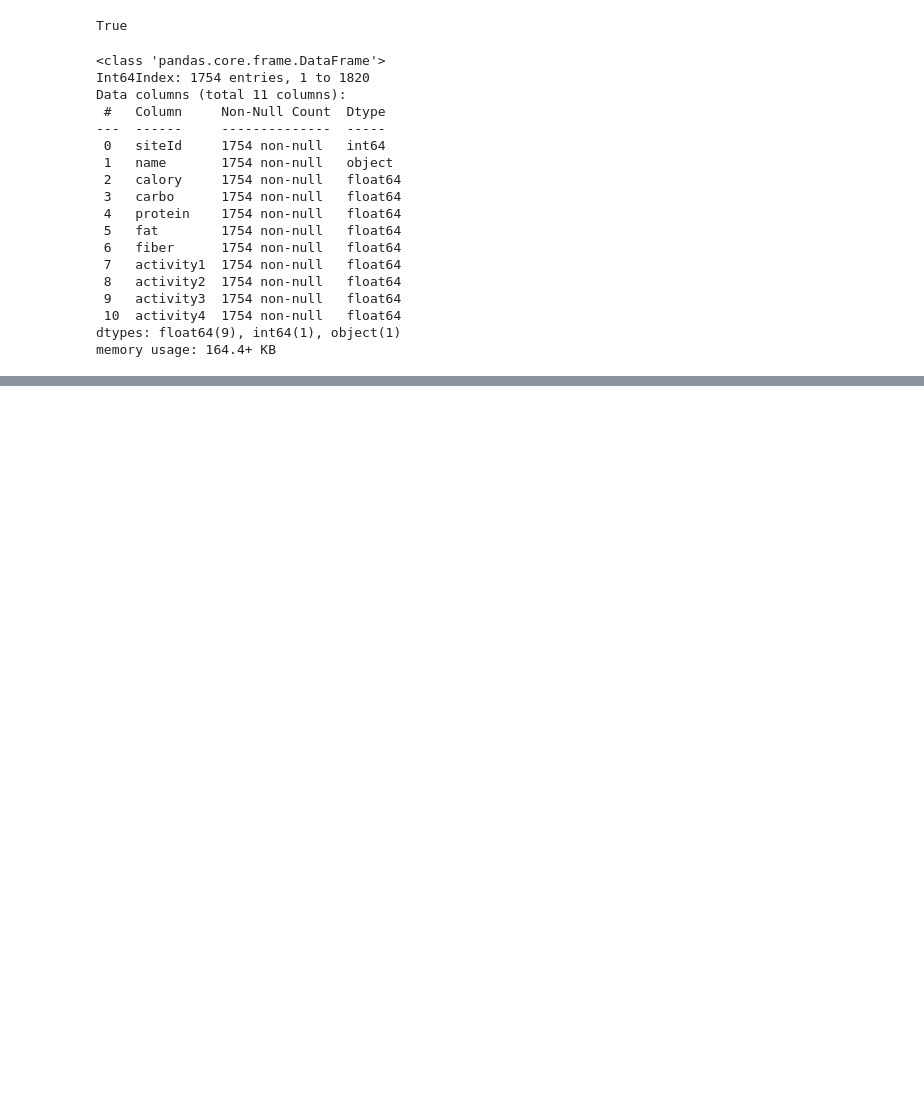
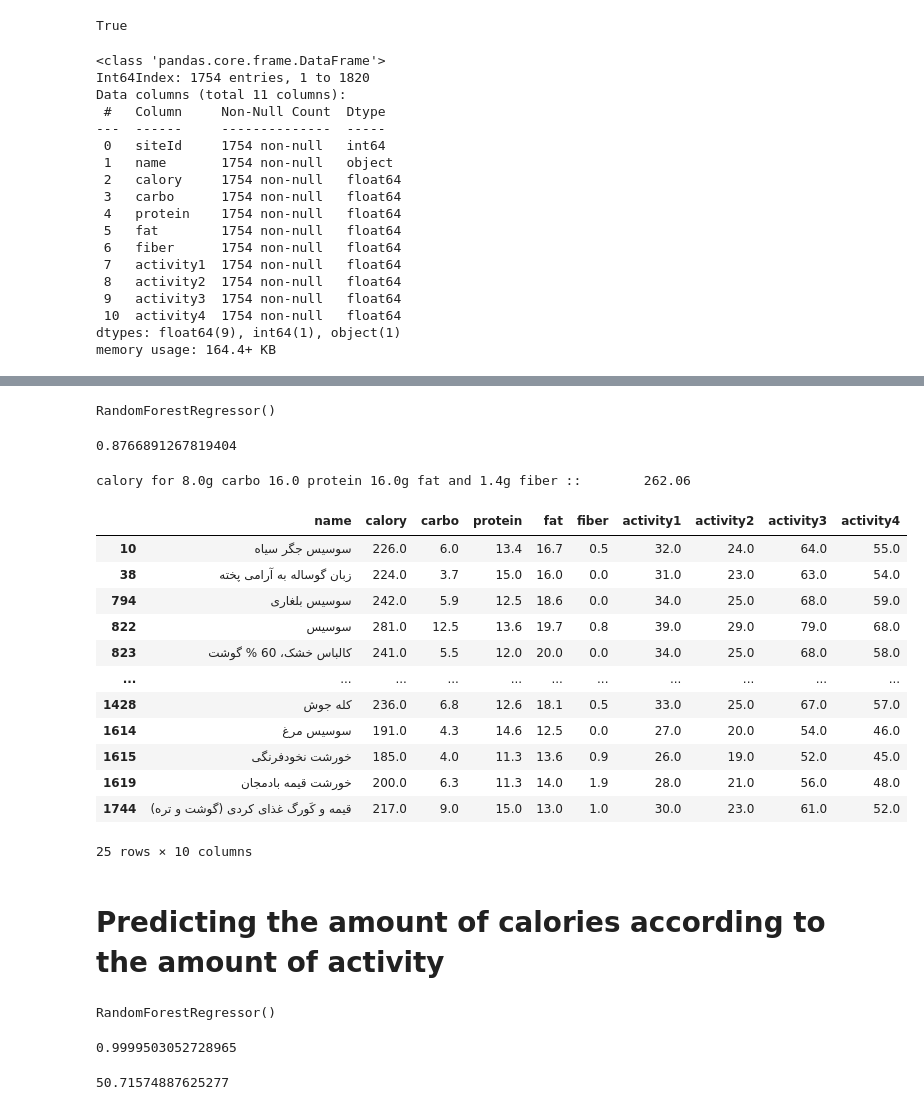
Before and after one commit to saeidEmadi/scrapeForMankan, a Jupyter notebook: MankanResults.ipynb, the cells around one changed output, grey strips where cells are left out. Cells and saved outputs as stored; diff of their text form; code cells hidden in the pictures; blank space fills up the shorter version.

Commit message:
ML algos and predict

```diff
--- a/MankanResults.ipynb
+++ b/MankanResults.ipynb
@@ -198,3 +116,0 @@ data.loc[data['protein'] == 400.0]
-# %%
-data = data.drop(1492)
-data = data.drop(1494)
@@ -230,2 +116,0 @@ kmeans = KMeans(n_clusters=5)
-# %%
-data['Cluster'] = kmeans.fit_predict(data[['calory','carbo','protein','fat','fiber']])
@@ -268,0 +163,47 @@ data.loc[(data['calory'] < 100) & (data['fiber'] > 5)]
+# %%
+# run random forest
+randomReg = RandomForestRegressor()
+randomReg.fit(x_calory_train, y_calory_train)
+# %% [output]
+RandomForestRegressor()
+# %%
+# model Score
+randomReg.score(x_calory_test, y_calory_test)
+# %% [output]
+0.8766891267819404
+# %%
+# random forest is good > predict as
+carbo = 8.
+protein = 16.
+fat = 16.
+fiber = 1.4
+print(f"calory for {carbo}g carbo {protein} protein {fat}g fat and {fiber}g fiber ::\
+        {randomReg.predict([[carbo,protein,fat,fiber]])[0]}")
+# %% [output]
+calory for 8.0g carbo 16.0 protein 16.0g fat and 1.4g fiber ::        262.06
+# %%
+# pandas optional setting for MAX rows
+pd.set_option('display.max_rows', 20)
+# %%
+# Predictive evaluation
+alpha = 5
+data.loc[(carbo + alpha > data['carbo']) & (carbo - alpha < data['carbo'])
+         & (protein + alpha > data['protein']) & (protein - alpha < data['protein'])
+         & (fat + alpha > data['fat']) & (fat - alpha < data['fat'])
+         & (fiber + alpha > data['fiber']) & (fiber - alpha < data['fiber'])]
+# %% [output]
+|  | name | calory | carbo | protein | fat | fiber | activity1 | activity2 | activity3 | activity4 |
+| 10 | سوسیس جگر سیاه | 226.0 | 6.0 | 13.4 | 16.7 | 0.5 | 32.0 | 24.0 | 64.0 | 55.0 |
+| 38 | زبان گوساله به آرامی پخته | 224.0 | 3.7 | 15.0 | 16.0 | 0.0 | 31.0 | 23.0 | 63.0 | 54.0 |
+| 794 | سوسیس بلغاری | 242.0 | 5.9 | 12.5 | 18.6 | 0.0 | 34.0 | 25.0 | 68.0 | 59.0 |
+| 822 | سوسیس | 281.0 | 12.5 | 13.6 | 19.7 | 0.8 | 39.0 | 29.0 | 79.0 | 68.0 |
+| 823 | کالباس خشک، 60 % گوشت | 241.0 | 5.5 | 12.0 | 20.0 | 0.0 | 34.0 | 25.0 | 68.0 | 58.0 |
+| ... | ... | ... | ... | ... | ... | ... | ... | ... | ... | ... |
+| 1428 | کله جوش | 236.0 | 6.8 | 12.6 | 18.1 | 0.5 | 33.0 | 25.0 | 67.0 | 57.0 |
+| 1614 | سوسیس مرغ | 191.0 | 4.3 | 14.6 | 12.5 | 0.0 | 27.0 | 20.0 | 54.0 | 46.0 |
+| 1615 | خورشت نخودفرنگی | 185.0 | 4.0 | 11.3 | 13.6 | 0.9 | 26.0 | 19.0 | 52.0 | 45.0 |
+| 1619 | خورشت قیمه بادمجان | 200.0 | 6.3 | 11.3 | 14.0 | 1.9 | 28.0 | 21.0 | 56.0 | 48.0 |
+| 1744 | قیمه و کَورگ غذای کردی (گوشت و تره) | 217.0 | 9.0 | 15.0 | 13.0 | 1.0 | 30.0 | 23.0 | 61.0 | 52.0 |
+25 rows × 10 columns
+# %% [markdown]
+# Predicting the amount of calories according to the amount of activity
@@ -268,0 +219,19 @@ data.loc[(data['calory'] < 100) & (data['fiber'] > 5)]
+# %%
+randomReg = RandomForestRegressor()
+randomReg.fit(x_activity_train, y_activity_train)
+# %% [output]
+RandomForestRegressor()
+# %%
+randomReg.score(x_activity_test,y_activity_test)
+# %% [output]
+0.9999503052728965
+# %%
+# predict calory
+ridingBike = 7 # activity1
+run = 5        # activity2
+walking = 14    # activity3
+cleaningUp = 12 # activity4
+calory = randomReg.predict([[ridingBike, run, walking, cleaningUp]])[0]
+print(calory)
+# %% [output]
+50.71574887625277
```
Also changed, not shown: parts of 57 cells of this notebook.
